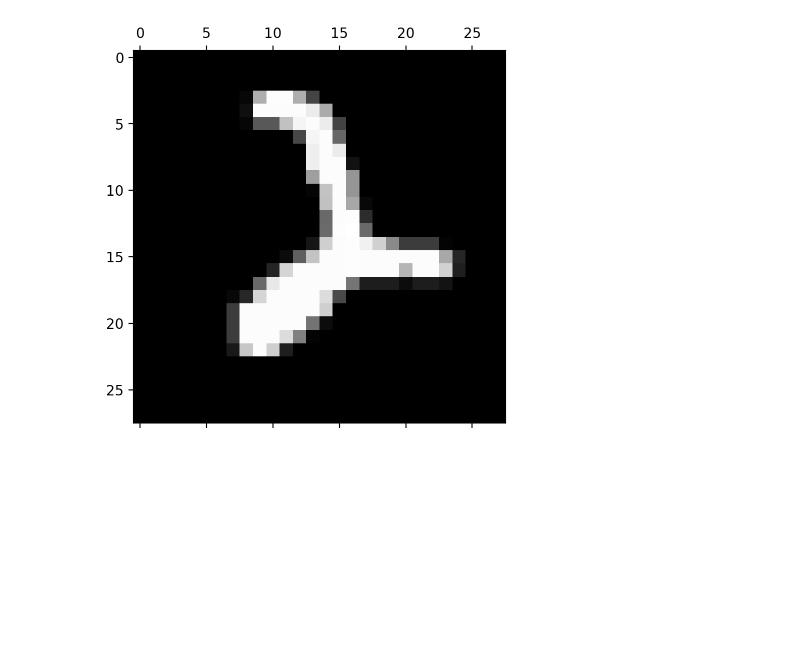
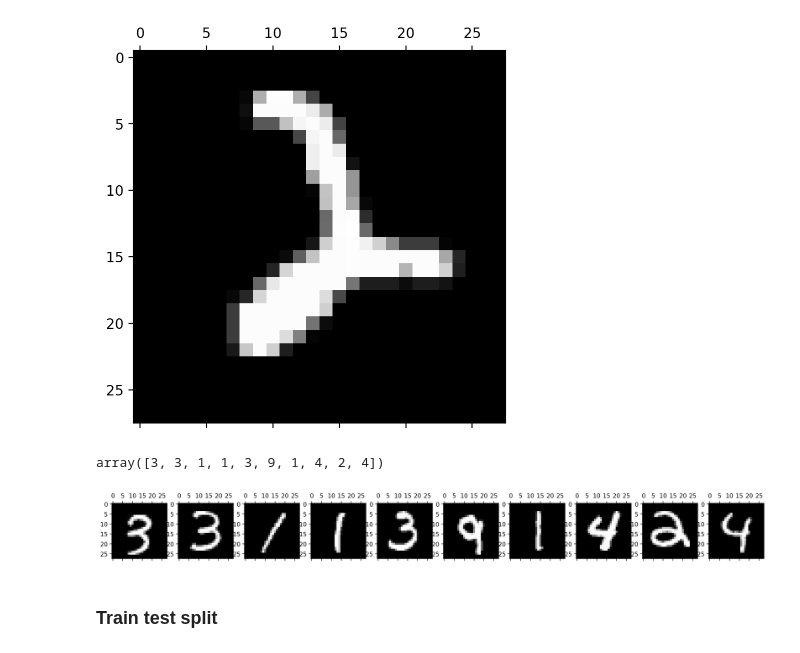
Before and after one commit to pNatTueku/ml_learning_with_ajprasertcbs, a Jupyter notebook: notebooks/pca_visualize_and_classify_mnist_hanfdwritten_img.ipynb, the cells around one changed output. Drawn from its saved outputs; the diff is of its cells as text; code cells hidden in the pictures; blank space fills up the shorter version.

```diff
--- a/notebooks/pca_visualize_and_classify_mnist_hanfdwritten_img.ipynb
+++ b/notebooks/pca_visualize_and_classify_mnist_hanfdwritten_img.ipynb
@@ -80,3 +80,17 @@ n = 2446
 target = 2
 <matplotlib.image.AxesImage at 0x...>
 [figure]
+# %%
+df['class'].to_numpy()[:10] # target/label
+# %% [output]
+array([3, 3, 1, 1, 3, 9, 1, 4, 2, 4])
+# %%
+n = 10
+
+fig, ax = plt.subplots(1, n, figsize = (20, 4))
+
+[ax[i].matshow(D[i].reshape(28, -1), cmap='gray') for i in range(n)];
+# %% [output]
+[figure, added]
+# %% [markdown]
+### Train test split
```
Also changed, not shown: parts of 9 cells of this notebook.
